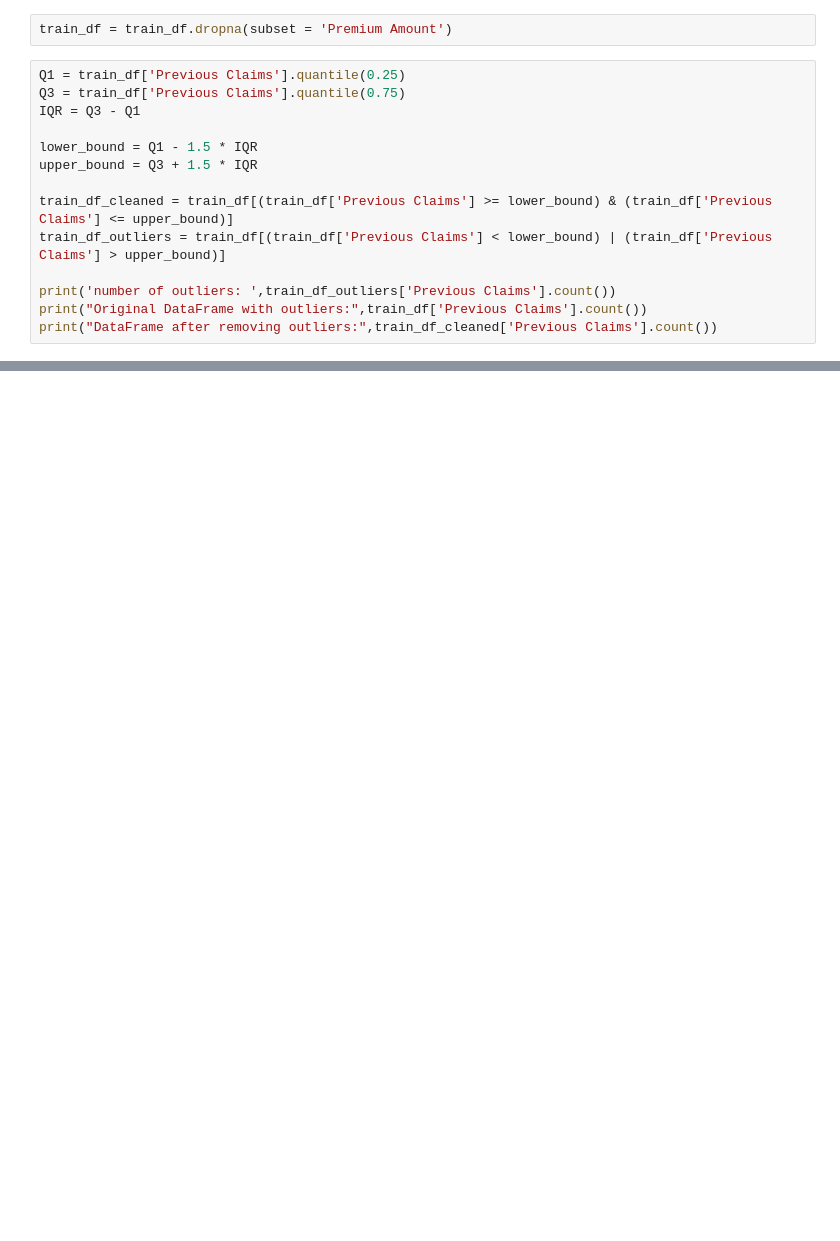
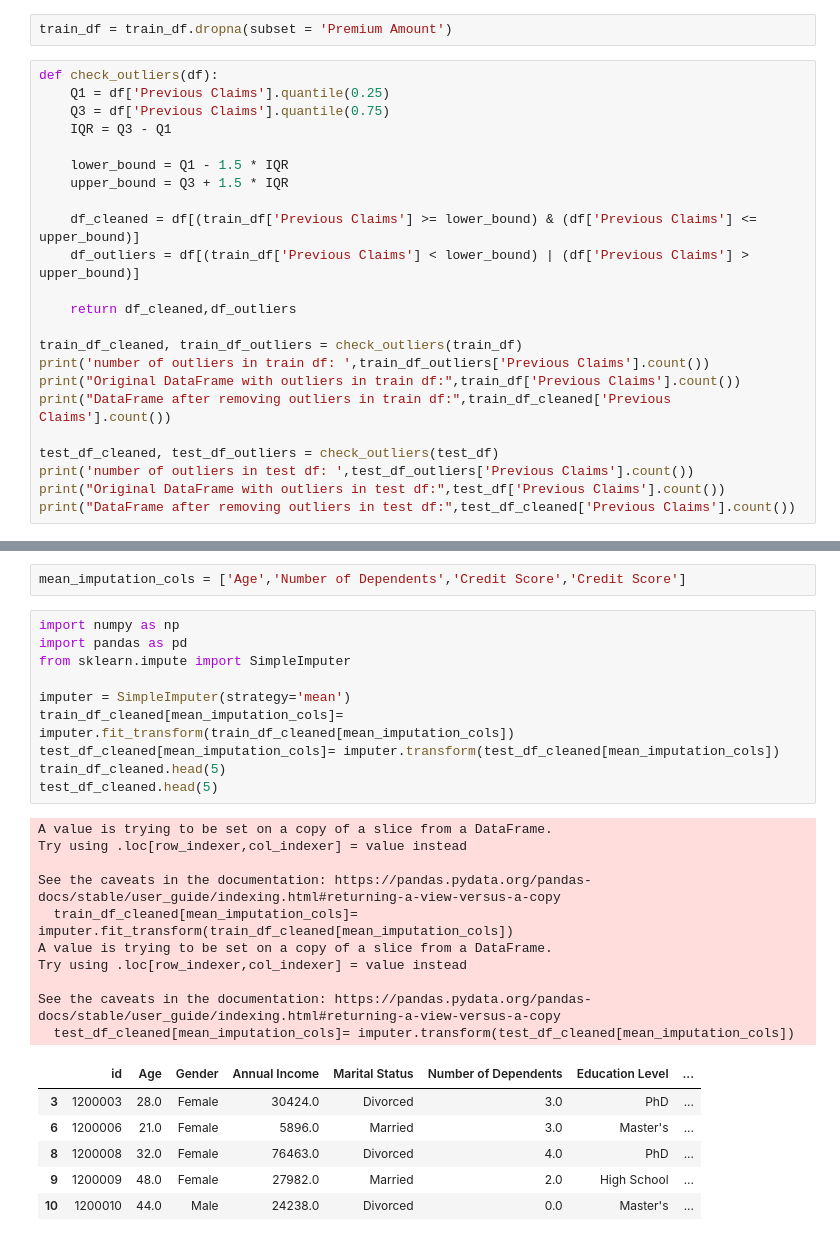
Before and after one commit to anmolmunnolli/insurance, a Jupyter notebook: version1.ipynb, the cells around one changed output, grey strips where cells are left out. Drawn from its saved outputs; the diff is of its cells as text; blank space fills up the shorter version.

```diff
--- a/version1.ipynb
+++ b/version1.ipynb
@@ -669,17 +680,26 @@ dtype: int64
 # %%
 train_df = train_df.dropna(subset = 'Premium Amount')
 # %%
-Q1 = train_df['Previous Claims'].quantile(0.25)
-Q3 = train_df['Previous Claims'].quantile(0.75)
-IQR = Q3 - Q1
+def check_outliers(df):
+    Q1 = df['Previous Claims'].quantile(0.25)
+    Q3 = df['Previous Claims'].quantile(0.75)
+    IQR = Q3 - Q1
 
-lower_bound = Q1 - 1.5 * IQR
-upper_bound = Q3 + 1.5 * IQR
+    lower_bound = Q1 - 1.5 * IQR
+    upper_bound = Q3 + 1.5 * IQR
 
-train_df_cleaned = train_df[(train_df['Previous Claims'] >= lower_bound) & (train_df['Previous Claims'] <= upper_bound)]
-train_df_outliers = train_df[(train_df['Previous Claims'] < lower_bound) | (train_df['Previous Claims'] > upper_bound)]
+    df_cleaned = df[(train_df['Previous Claims'] >= lower_bound) & (df['Previous Claims'] <= upper_bound)]
+    df_outliers = df[(train_df['Previous Claims'] < lower_bound) | (df['Previous Claims'] > upper_bound)]
 
-print('number of outliers: ',train_df_outliers['Previous Claims'].count())
-print("Original DataFrame with outliers:",train_df['Previous Claims'].count())
-print("DataFrame after removing outliers:",train_df_cleaned['Previous Claims'].count())
+    return df_cleaned,df_outliers
+
+train_df_cleaned, train_df_outliers = check_outliers(train_df)
+print('number of outliers in train df: ',train_df_outliers['Previous Claims'].count())
+print("Original DataFrame with outliers in train df:",train_df['Previous Claims'].count())
+print("DataFrame after removing outliers in train df:",train_df_cleaned['Previous Claims'].count())
+
+test_df_cleaned, test_df_outliers = check_outliers(test_df)
+print('number of outliers in test df: ',test_df_outliers['Previous Claims'].count())
+print("Original DataFrame with outliers in test df:",test_df['Previous Claims'].count())
+print("DataFrame after removing outliers in test df:",test_df_cleaned['Previous Claims'].count())
 # %% [output]
@@ -688,0 +735,29 @@ DataFrame after removing outliers: 835602
+# %%
+mean_imputation_cols = ['Age','Number of Dependents','Credit Score','Credit Score']
+# %%
+import numpy as np
+import pandas as pd
+from sklearn.impute import SimpleImputer
+
+imputer = SimpleImputer(strategy='mean')
+train_df_cleaned[mean_imputation_cols]= imputer.fit_transform(train_df_cleaned[mean_imputation_cols])
+test_df_cleaned[mean_imputation_cols]= imputer.transform(test_df_cleaned[mean_imputation_cols])
+train_df_cleaned.head(5)
+test_df_cleaned.head(5)
+# %% [output]
+A value is trying to be set on a copy of a slice from a DataFrame.
+Try using .loc[row_indexer,col_indexer] = value instead
+
+See the caveats in the documentation: https://pandas.pydata.org/pandas-docs/stable/user_guide/indexing.html#returning-a-view-versus-a-copy
+  train_df_cleaned[mean_imputation_cols]= imputer.fit_transform(train_df_cleaned[mean_imputation_cols])
+A value is trying to be set on a copy of a slice from a DataFrame.
+Try using .loc[row_indexer,col_indexer] = value instead
+
+See the caveats in the documentation: https://pandas.pydata.org/pandas-docs/stable/user_guide/indexing.html#returning-a-view-versus-a-copy
+  test_df_cleaned[mean_imputation_cols]= imputer.transform(test_df_cleaned[mean_imputation_cols])
+|  | id | Age | Gender | Annual Income | Marital Status | Number of Dependents | Education Level | ... |
+| 3 | 1200003 | 28.0 | Female | 30424.0 | Divorced | 3.0 | PhD | ... |
+| 6 | 1200006 | 21.0 | Female | 5896.0 | Married | 3.0 | Master's | ... |
+| 8 | 1200008 | 32.0 | Female | 76463.0 | Divorced | 4.0 | PhD | ... |
+| 9 | 1200009 | 48.0 | Female | 27982.0 | Married | 2.0 | High School | ... |
+| 10 | 1200010 | 44.0 | Male | 24238.0 | Divorced | 0.0 | Master's | ... |
```
Also changed, not shown: parts of 5 cells of this notebook.
